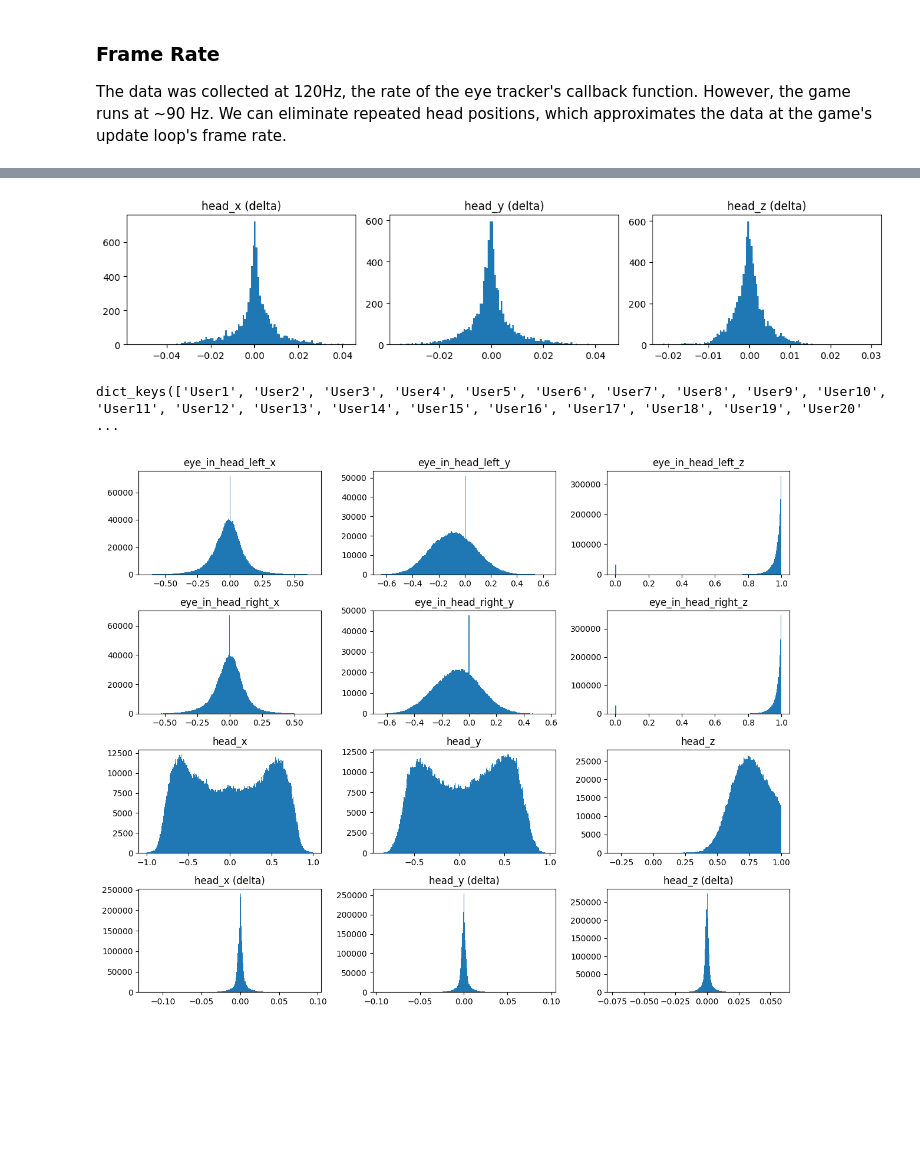
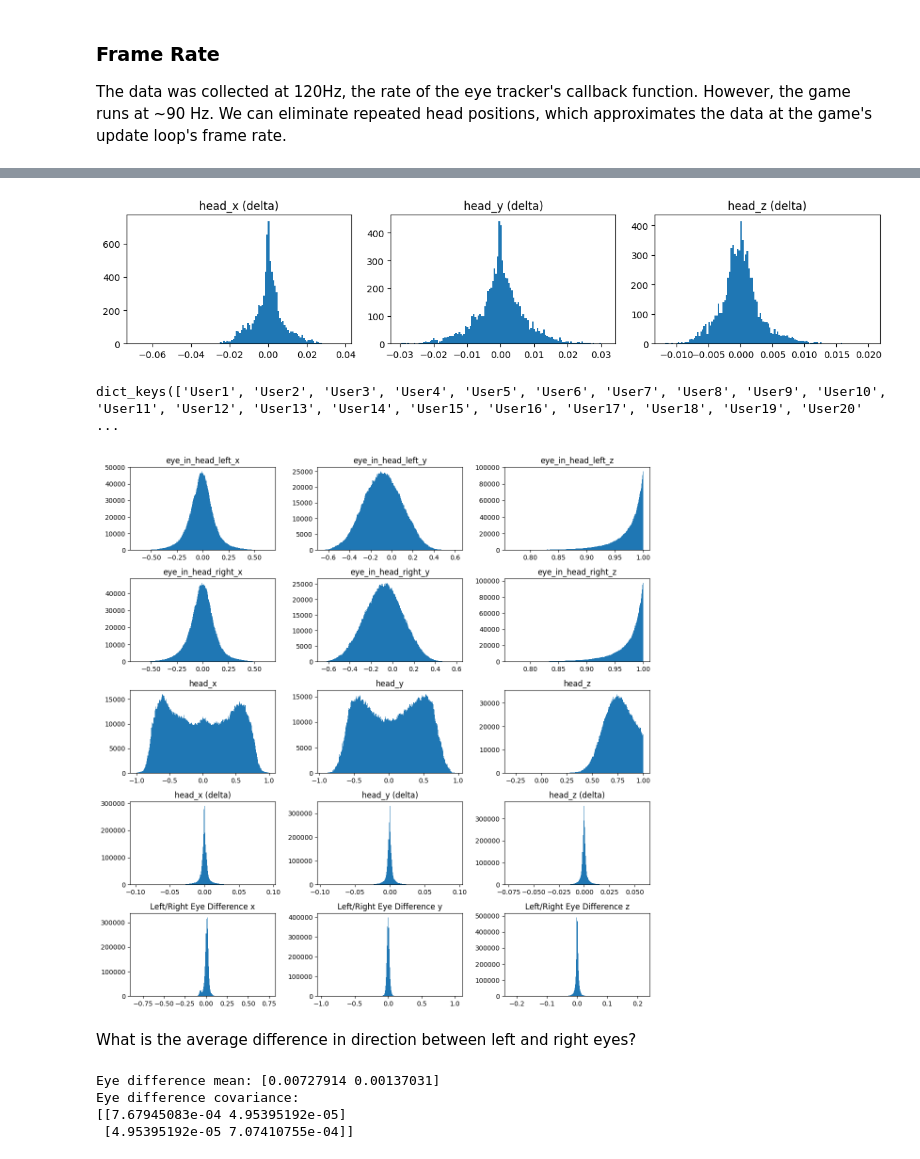
Before and after one commit to aria-lab-code/vr-exoskeleton, a Jupyter notebook: notebooks/explore.ipynb, the cells around one changed output, grey strips where cells are left out. Cells and saved outputs as stored; diff of their text form; code cells hidden in the pictures; blank space fills up the shorter version.

```diff
--- a/notebooks/explore.ipynb
+++ b/notebooks/explore.ipynb
@@ -58,7 +58,8 @@ def print_user_task_table(item_print_fn, w_task=32, skip_user_fn=None):
 # %% [markdown]
 ## Open files
 # %%
-users, tasks, user_task_paths = data_utils.get_user_task_paths(use_update_frames=False)
+users, tasks, user_task_paths = data_utils.get_user_task_paths(use_eye_tracker_frames=True)
+print(len(users))
 print(users[:5])
 tasks
 # %% [output]
@@ -474,39 +480,84 @@ for i, col in enumerate([COL_HEAD_X, COL_HEAD_Y, COL_HEAD_Z]):
 plt.tight_layout()
 plt.show()
 # %% [output]
-[figure, old version]
+[figure, new version]
 # %%
-_, _, user_task_paths_90hz = data_utils.get_user_task_paths(use_update_frames=True)
+_, _, user_task_paths_90hz = data_utils.get_user_task_paths(use_eye_tracker_frames=False)
 user_task_paths_90hz.keys()
 # %% [output]
 dict_keys(['User1', 'User2', 'User3', 'User4', 'User5', 'User6', 'User7', 'User8', 'User9', 'User10', 'User11', 'User12', 'User13', 'User14', 'User15', 'User16', 'User17', 'User18', 'User19', 'User20' ...
 # %%
-fig, axes = plt.subplots(4, 3, figsize=(12, 9.6))
+# The data is about 250MB. Because I'm afraid to blow up memory, I read each csv file multiple times - once for each plot.
+
+def filter_not_blinking(df_):
+    return df_[(df_['eye_in_head_left_z'] != 0.0) & (df_['eye_in_head_right_z'] != 0.0)]
+
+
+fig, axes = plt.subplots(5, 3, figsize=(12, 12))
 for j, dim in enumerate(['x', 'y', 'z']):
     for i, organ in enumerate(['eye_in_head_left', 'eye_in_head_right', 'head']):
         col = f'{organ}_{dim}'
         trial_series = list()
         for user in users:
             for task in tasks:
                 for path in user_task_paths_90hz[user][task]:
                     df_trial = pd.read_csv(path)
+                    if organ.startswith('eye_'):
+                        df_trial = filter_not_blinking(df_trial)
                     trial_series.append(df_trial[col].to_numpy())
         series_all = np.concatenate(trial_series, axis=0)
         axes[i, j].hist(series_all, bins=256)
         axes[i, j].set_title(col)
 
     col = f'head_{dim}'
     head_delta_series = list()
     for user in users:
         for task in tasks:
             for path in user_task_paths_90hz[user][task]:
                 df_trial = pd.read_csv(path)
                 series = df_trial[col].to_numpy()
                 head_delta_series.append(series[1:] - series[:-1])
     series_all = np.concatenate(head_delta_series, axis=0)
     axes[3, j].hist(series_all, bins=256)
     axes[3, j].set_title(f'{col} (delta)')
+
+    eye_difference_series = list()
+    for user in users:
+        for task in tasks:
+            for path in user_task_paths_90hz[user][task]:
+                df_trial = pd.read_csv(path)
+                df_trial = filter_not_blinking(df_trial)
+                series_left = df_trial[f'eye_in_head_left_{dim}'].to_numpy()
+                series_right = df_trial[f'eye_in_head_right_{dim}'].to_numpy()
+                eye_difference_series.append(series_right - series_left)
+    eye_difference_series_flat = np.concatenate(eye_difference_series, axis=0)
+    axes[4, j].hist(eye_difference_series_flat, bins=256)
+    axes[4, j].set_title(f'Left/Right Eye Difference {dim}')
 plt.tight_layout()
 plt.show()
 # %% [output]
-[figure, old version]
+[figure, new version]
+# %% [markdown]
+What is the average difference in direction between left and right eyes?
+# %%
+eye_diff_x, eye_diff_y = list(), list()
+for user in users:
+    for task in tasks:
+        for path in user_task_paths_90hz[user][task]:
+            df_trial = pd.read_csv(path)
+            df_trial_open = filter_not_blinking(df_trial)
+            series_x = df_trial_open['eye_in_head_right_x'] - df_trial_open['eye_in_head_left_x'].to_numpy()
+            eye_diff_x.append(series_x)
+            series_y = df_trial_open['eye_in_head_right_y'] - df_trial_open['eye_in_head_left_y'].to_numpy()
+            eye_diff_y.append(series_y)
+eye_diff_x = np.concatenate(eye_diff_x)
+eye_diff_y = np.concatenate(eye_diff_y)
+eye_diff = np.stack([eye_diff_x, eye_diff_y])
+
+print('Eye difference mean: {}'.format(np.mean(eye_diff, axis=1)))
+print('Eye difference covariance:\n{}'.format(np.cov(eye_diff)))
+# %% [output]
+Eye difference mean: [0.00727914 0.00137031]
+Eye difference covariance:
+[[7.67945083e-04 4.95395192e-05]
+ [4.95395192e-05 7.07410755e-04]]
```
Also changed, not shown: parts of 9 cells of this notebook, 10 other files.
